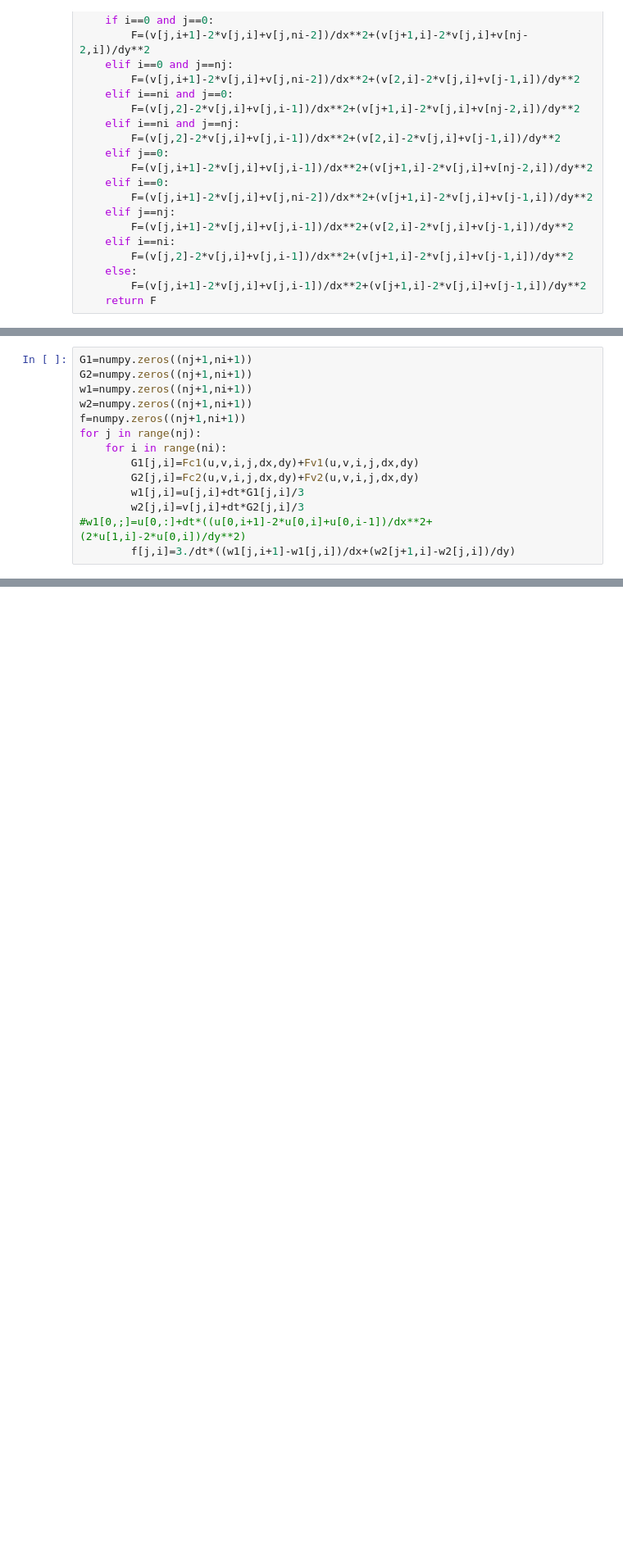
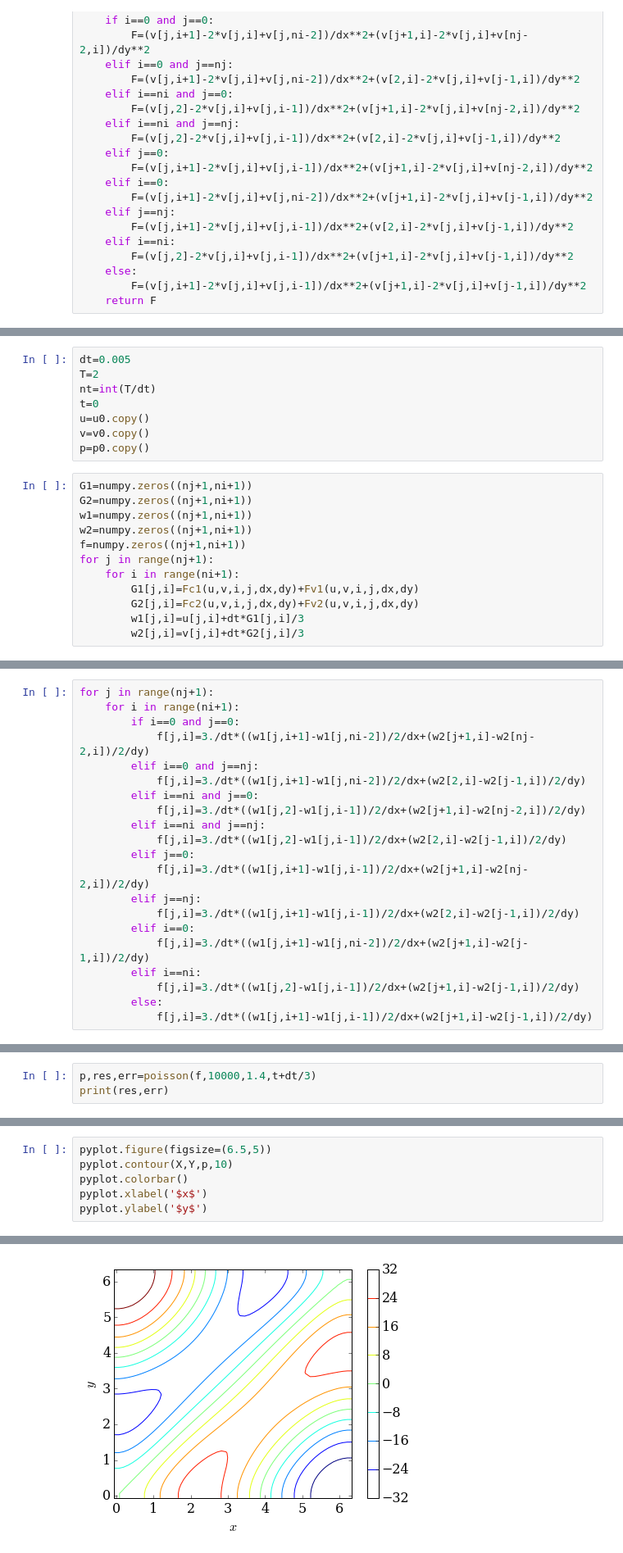
Before and after one commit to yujiasheng912/MAE6225, a Jupyter notebook: TG_vortex.ipynb, the cells around one changed output, grey strips where cells are left out. Shown: that part at 82% size. Saved outputs shown, nothing was run; the diff lists cells and outputs as text; blank space fills up the shorter version.

```diff
--- a/TG_vortex.ipynb
+++ b/TG_vortex.ipynb
@@ -234,14 +269,20 @@ def poisson(f,N,omega):
+# %%
+dt=0.005
+T=2
+nt=int(T/dt)
+t=0
+u=u0.copy()
+v=v0.copy()
+p=p0.copy()
 # %%
 G1=numpy.zeros((nj+1,ni+1))
 G2=numpy.zeros((nj+1,ni+1))
 w1=numpy.zeros((nj+1,ni+1))
 w2=numpy.zeros((nj+1,ni+1))
 f=numpy.zeros((nj+1,ni+1))
-for j in range(nj):
-    for i in range(ni):
+for j in range(nj+1):
+    for i in range(ni+1):
         G1[j,i]=Fc1(u,v,i,j,dx,dy)+Fv1(u,v,i,j,dx,dy)
         G2[j,i]=Fc2(u,v,i,j,dx,dy)+Fv2(u,v,i,j,dx,dy)
         w1[j,i]=u[j,i]+dt*G1[j,i]/3
         w2[j,i]=v[j,i]+dt*G2[j,i]/3
-#w1[0,;]=u[0,:]+dt*((u[0,i+1]-2*u[0,i]+u[0,i-1])/dx**2+(2*u[1,i]-2*u[0,i])/dy**2)
-        f[j,i]=3./dt*((w1[j,i+1]-w1[j,i])/dx+(w2[j+1,i]-w2[j,i])/dy)
@@ -254,0 +289,21 @@ pyplot.ylabel('$y$')
+# %%
+for j in range(nj+1):
+    for i in range(ni+1):
+        if i==0 and j==0:
+            f[j,i]=3./dt*((w1[j,i+1]-w1[j,ni-2])/2/dx+(w2[j+1,i]-w2[nj-2,i])/2/dy)
+        elif i==0 and j==nj:
+            f[j,i]=3./dt*((w1[j,i+1]-w1[j,ni-2])/2/dx+(w2[2,i]-w2[j-1,i])/2/dy)
+        elif i==ni and j==0:
+            f[j,i]=3./dt*((w1[j,2]-w1[j,i-1])/2/dx+(w2[j+1,i]-w2[nj-2,i])/2/dy)
+        elif i==ni and j==nj:
+            f[j,i]=3./dt*((w1[j,2]-w1[j,i-1])/2/dx+(w2[2,i]-w2[j-1,i])/2/dy)
+        elif j==0:
+            f[j,i]=3./dt*((w1[j,i+1]-w1[j,i-1])/2/dx+(w2[j+1,i]-w2[nj-2,i])/2/dy)
+        elif j==nj:
+            f[j,i]=3./dt*((w1[j,i+1]-w1[j,i-1])/2/dx+(w2[2,i]-w2[j-1,i])/2/dy)
+        elif i==0:
+            f[j,i]=3./dt*((w1[j,i+1]-w1[j,ni-2])/2/dx+(w2[j+1,i]-w2[j-1,i])/2/dy)
+        elif i==ni:
+            f[j,i]=3./dt*((w1[j,2]-w1[j,i-1])/2/dx+(w2[j+1,i]-w2[j-1,i])/2/dy)
+        else:
+            f[j,i]=3./dt*((w1[j,i+1]-w1[j,i-1])/2/dx+(w2[j+1,i]-w2[j-1,i])/2/dy)
@@ -254,0 +319,3 @@ pyplot.ylabel('$y$')
+# %%
+p,res,err=poisson(f,10000,1.4,t+dt/3)
+print(res,err)
@@ -254,0 +324,7 @@ pyplot.ylabel('$y$')
+# %%
+pyplot.figure(figsize=(6.5,5))
+pyplot.contour(X,Y,p,10)
+pyplot.colorbar()
+pyplot.xlabel('$x$')
+pyplot.ylabel('$y$')
+# %% [output]
@@ -254,0 +332 @@ pyplot.ylabel('$y$')
+[figure, added]
```
Also changed, not shown: parts of 31 cells of this notebook.
